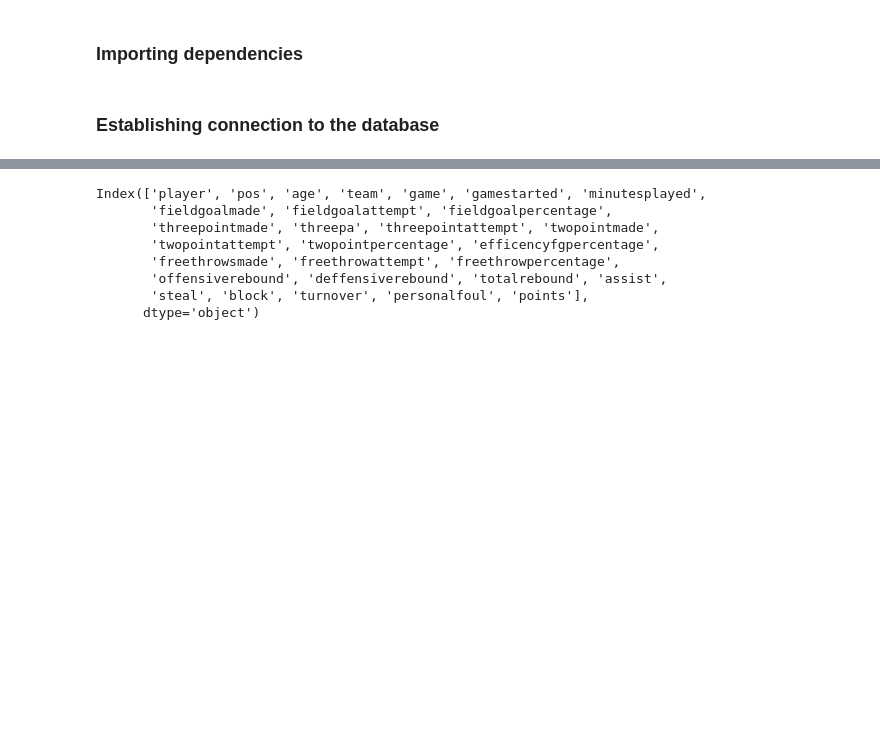
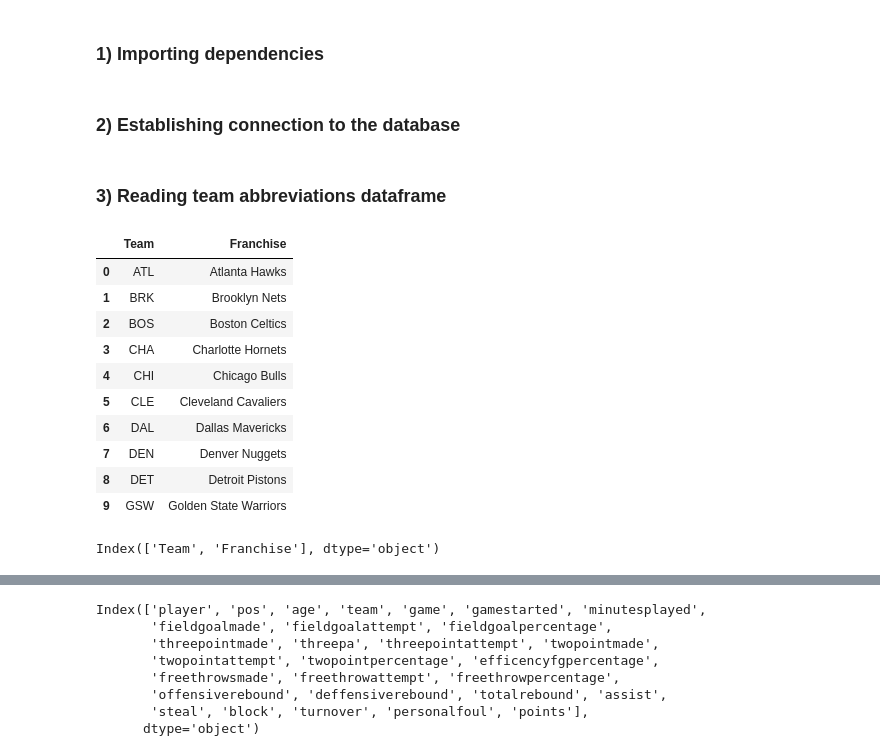
Before and after one commit to JmSambajon/group5-project, a Jupyter notebook: Simple Model for Segment 1.ipynb, the cells around one changed output, grey strips where cells are left out. Drawn from its saved outputs; the diff is of its cells as text; code cells hidden in the pictures; blank space fills up the shorter version.

Commit message:
adding database ipynb

```diff
--- a/Simple Model for Segment 1.ipynb
+++ b/Simple Model for Segment 1.ipynb
@@ -1,5 +1,5 @@
 # %% [markdown]
-### Importing dependencies
+### 1) Importing dependencies
 # %%
 # Import our dependencies
 from sklearn.model_selection import train_test_split
@@ -15,10 +15,33 @@ from sklearn import tree
 from sklearn.model_selection import train_test_split
 from sklearn.metrics import confusion_matrix, accuracy_score, classification_report
 # %% [markdown]
-### Establishing connection to the database
+### 2) Establishing connection to the database
 # %%
 # Establishing connection to the database (test)
 
 db_string = f"postgres://postgres:{db_password}@127.0.0.1:5432/nba_data"
 
 conn = create_engine(db_string)
+# %% [markdown]
+### 3) Reading team abbreviations dataframe
+# %%
+# Read in dataframe
+df3 = pd.read_csv("Team_abbreviations2.csv", encoding='ISO-8859-1')
+df3.head(10)
+# %% [output]
+|  | Team | Franchise |
+| 0 | ATL | Atlanta Hawks |
+| 1 | BRK | Brooklyn Nets |
+| 2 | BOS | Boston Celtics |
+| 3 | CHA | Charlotte Hornets |
+| 4 | CHI | Chicago Bulls |
+| 5 | CLE | Cleveland Cavaliers |
+| 6 | DAL | Dallas Mavericks |
+| 7 | DEN | Denver Nuggets |
+| 8 | DET | Detroit Pistons |
+| 9 | GSW | Golden State Warriors |
+# %%
+# Looking at the columns
+df3.columns
+# %% [output]
+Index(['Team', 'Franchise'], dtype='object')
```
Also changed, not shown: parts of 59 cells of this notebook.
